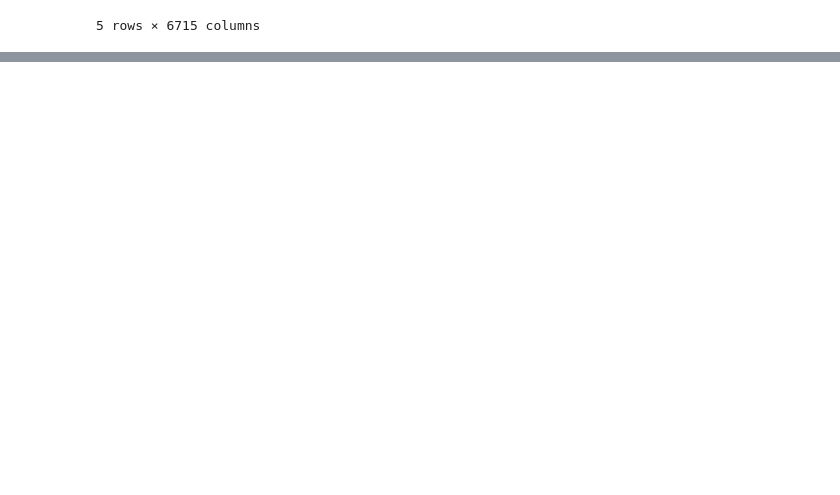
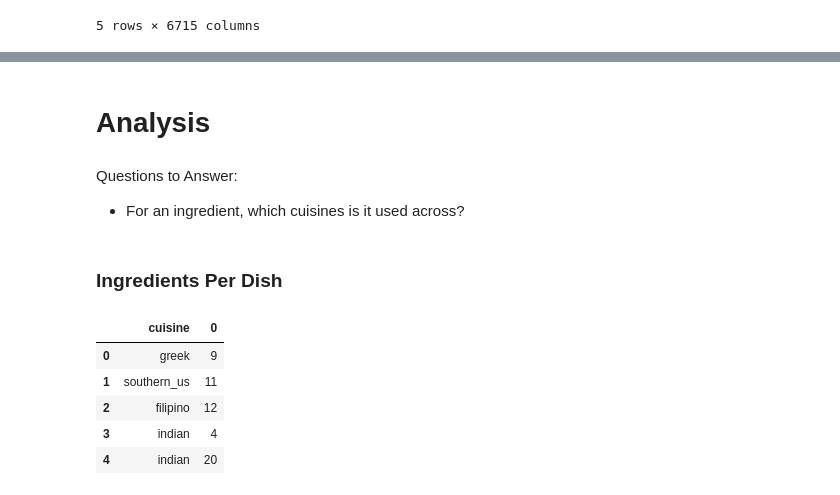
Before and after one commit to josh2894/cuisines_analysis, a Jupyter notebook: notebooks/cuisines_analysis.ipynb, the cells around one changed output, grey strips where cells are left out. Saved outputs shown, nothing was run; the diff lists cells and outputs as text; code cells hidden in the pictures; blank space fills up the shorter version.

```diff
--- a/notebooks/cuisines_analysis.ipynb
+++ b/notebooks/cuisines_analysis.ipynb
@@ -30,0 +54,21 @@ df.head()
+# %% [markdown]
+# Analysis
+# %% [markdown]
+Questions to Answer:
+* For an ingredient, which cuisines is it used across?
+# %% [markdown]
+### Ingredients Per Dish
+# %%
+df_cuisine = pd.DataFrame(df.iloc[:, 0]) # Just the cuisine column
+df_ingredients = df.iloc[:, 1:] # All the ingredients columns
+# %%
+ingredients_per_dish = df_ingredients.sum(axis=1)
+ingredients_per_dish = pd.concat([df_cuisine, ingredients_per_dish], axis=1)
+ingredients_per_dish.head()
+# %% [output]
+|  | cuisine | 0 |
+| 0 | greek | 9 |
+| 1 | southern_us | 11 |
+| 2 | filipino | 12 |
+| 3 | indian | 4 |
+| 4 | indian | 20 |
```
Also changed, not shown: parts of 16 cells of this notebook, 1 other file.
